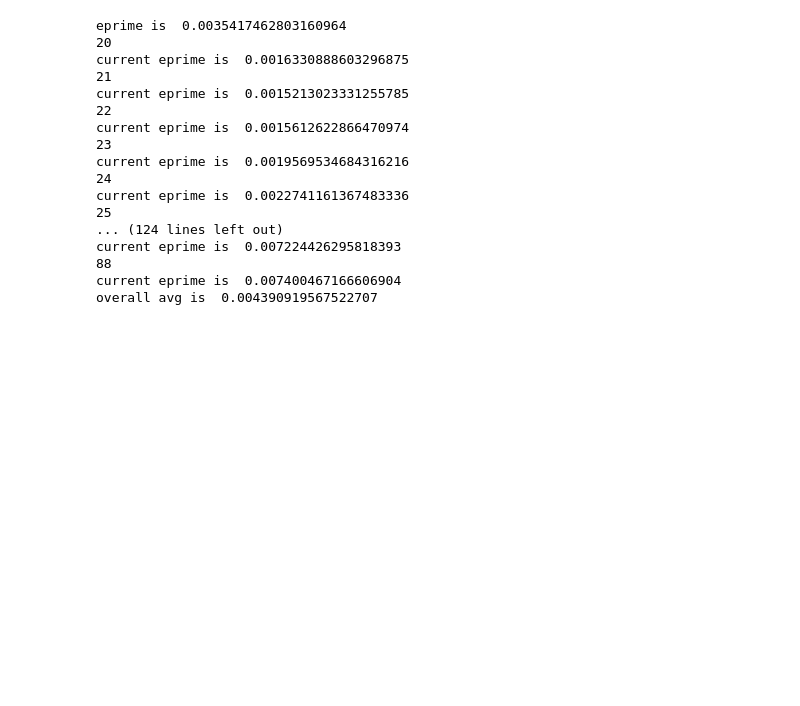
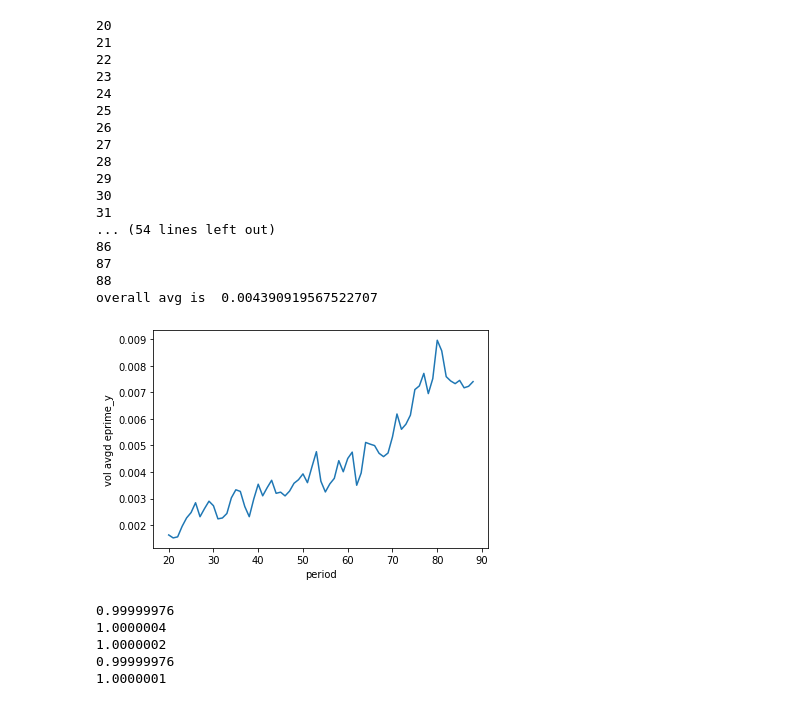
Before and after one commit to asmohov/ppd, a Jupyter notebook: eprime_testing.ipynb, the cells around one changed output. Cells and saved outputs as stored; diff of their text form; code cells hidden in the pictures; blank space fills up the shorter version.

Commit message:
add az_ath graphing method and some 4x4 and 8x8 graphs

```diff
--- a/eprime_testing.ipynb
+++ b/eprime_testing.ipynb
@@ -1,32 +1,64 @@
 # %%
 from eprime_y import eprime_y
 import numpy as np
+from matplotlib import pylab as plt
 
-print('eprime is ',eprime_y('./ad_prof/const_am/HGB.out2.00040.athdf'))
+#print('eprime is ',eprime_y('./ad_prof/const_am/HGB.out2.00040.athdf'))
 
 
 eprime_tavg = []
 
 for i in range(20,89):
     eprime_tavg.append(eprime_y('./ad_prof/const_am/HGB.out2.000'+str(i)+'.athdf'))
     print(i)
-    print('current eprime is ',eprime_tavg[-1])
+    #print('current eprime is ',eprime_tavg[-1])
 print('overall avg is ',np.average(eprime_tavg))
+plt.plot(range(20,89),eprime_tavg)
+plt.xlabel('period')
+plt.ylabel('vol avgd eprime_y')
+plt.show()
 # %% [output]
-eprime is  0.0035417462803160964
 20
-current eprime is  0.0016330888603296875
 21
-current eprime is  0.0015213023331255785
 22
-current eprime is  0.0015612622866470974
 23
-current eprime is  0.0019569534684316216
 24
-current eprime is  0.0022741161367483336
 25
-... (124 lines left out)
-current eprime is  0.007224426295818393
+26
+27
+28
+29
+30
+31
+... (54 lines left out)
+86
+87
 88
-current eprime is  0.007400467166606904
 overall avg is  0.004390919567522707
+[figure, added]
+# %%
+#v-vshear over time
+from matplotlib import pylab as plt
+from eprime_y import v_over_time_plot
+import numpy as np
+
+
+fig, ax=plt.subplots(sharex=False, sharey = False, constrained_layout=True)
+
+fig.set_figheight(10)
+fig.set_figwidth(10)
+ax.set_xlabel('radial component x')
+ax.set_ylabel('rho azimuthal/vertical average')
+
+
+arr=[2,3,4,5,6,7,8]
+
+for i in arr:
+    print(v_over_time_plot('./ad_prof/const_am/HGB.out2.000'+str(i)+'0.athdf',fig,ax))
+ax.legend()
+# %% [output]
+0.99999976
+1.0000004
+1.0000002
+0.99999976
+1.0000001
```
Also changed, not shown: parts of 2 cells of this notebook, 18 other files.
